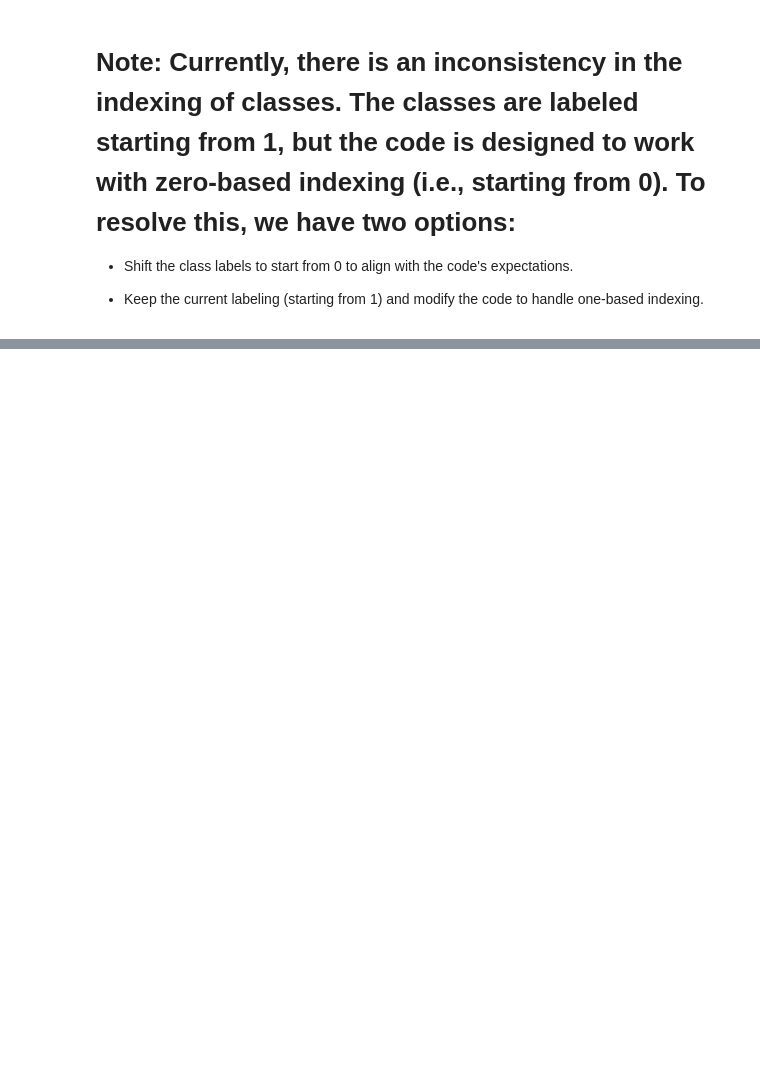
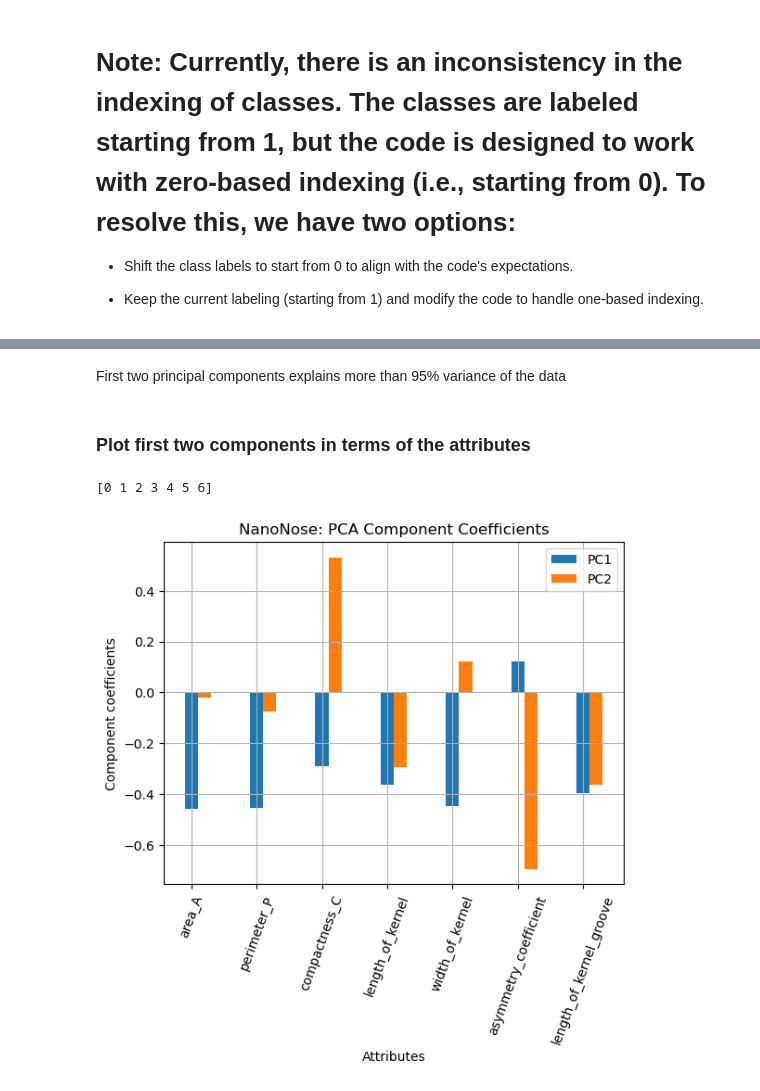
Before and after one commit to Connorudd02/Project_1, a Jupyter notebook: Project_1.ipynb, the cells around one changed output, grey strips where cells are left out. Drawn from its saved outputs; the diff is of its cells as text; code cells hidden in the pictures; blank space fills up the shorter version.

```diff
--- a/Project_1.ipynb
+++ b/Project_1.ipynb
@@ -107,0 +186,23 @@ plt.show()
+# %% [markdown]
+First two principal components explains more than 95% variance of the data
+# %% [markdown]
+### Plot first two components in terms of the attributes
+# %%
+pcs = [0, 1]
+legendStrs = ["PC" + str(e + 1) for e in pcs]
+box_width = 0.2
+r = np.arange(0, M - 1)
+print(r)
+for i in pcs:
+    plt.bar(r + i * box_width, V[:, i], width=box_width)
+
+plt.xticks(r, attributeNames[:-1], rotation=70)
+plt.xlabel("Attributes")
+plt.ylabel("Component coefficients")
+plt.legend(legendStrs)
+plt.grid()
+plt.title("NanoNose: PCA Component Coefficients")
+plt.show()
+# %% [output]
+[0 1 2 3 4 5 6]
+[figure, added]
```
Also changed, not shown: parts of 18 cells of this notebook.
